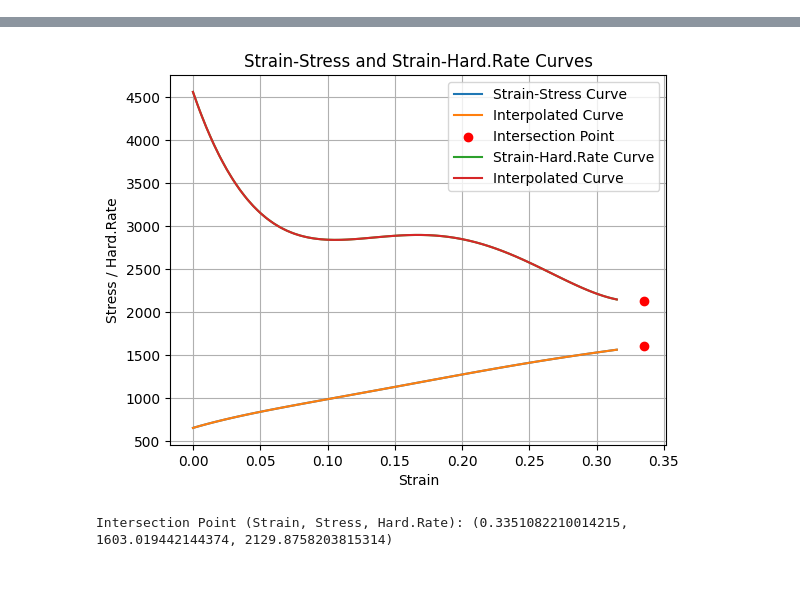
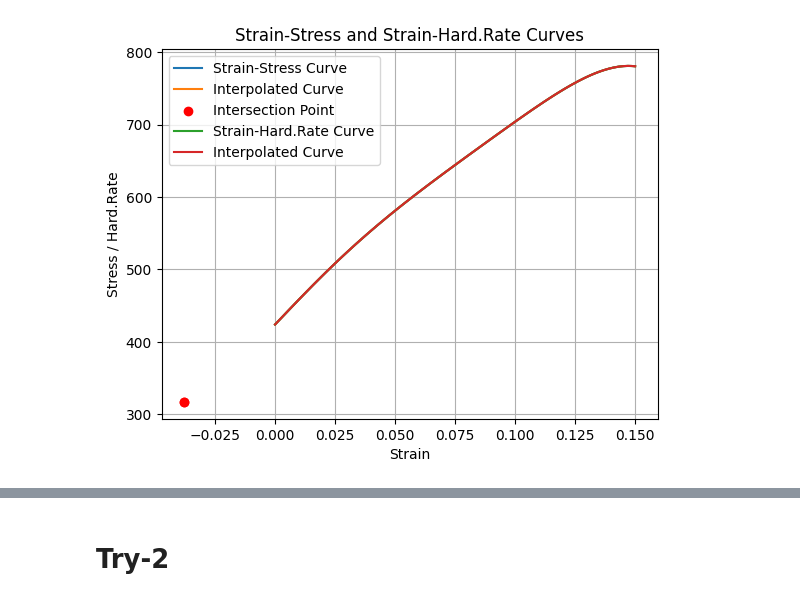
Before and after one commit to Kishan-Kumar-Zalavadia/Material-Science, a Jupyter notebook: code_3.ipynb, the cells around one changed output, grey strips where cells are left out. Drawn from its saved outputs; the diff is of its cells as text; code cells hidden in the pictures.

```diff
--- a/code_3.ipynb
+++ b/code_3.ipynb
@@ -287,11 +287,11 @@ file_path = '/content/Data.xlsx'
 df = pd.read_excel(file_path)
 
 # Extract x and y columns
-x_strain_stress = df['t.strain'].values
-y_strain_stress = df['t.stress'].values
+x_strain_stress = df[x].values
+y_strain_stress = df[y1].values
 
-x_strain_hard_rate = df['t.strain'].values
-y_strain_hard_rate = df['hard.Rate'].values
+x_strain_hard_rate = df[x].values
+y_strain_hard_rate = df[y1].values
 
 # Check for and handle NaN or infinite values for strain-stress curve
 mask_strain_stress = np.isfinite(x_strain_stress) & np.isfinite(y_strain_stress)
@@ -337,30 +337,31 @@ initial_guess = [0, 0]
 intersection_point = fsolve(equations, initial_guess)
 
 # Calculate stress and hard rate at the intersection point
 strain_intersection = intersection_point[0]
 stress_intersection = cubic_equation_strain_stress(strain_intersection)
 hard_rate_intersection = cubic_equation_strain_hard_rate(strain_intersection)
 
 # Plot the strain-stress curve
 plt.plot(x_strain_stress, y_strain_stress, label='Strain-Stress Curve')
 plt.plot(np.linspace(min(x_strain_stress), max(x_strain_stress), 100), spline_interp_strain_stress(np.linspace(min(x_strain_stress), max(x_strain_stress), 100)), label='Interpolated Curve')
 plt.scatter(strain_intersection, stress_intersection, color='red', label='Intersection Point')
 
 # Plot the strain-hard.rate curve
 plt.plot(x_strain_hard_rate, y_strain_hard_rate, label='Strain-Hard.Rate Curve')
 plt.plot(np.linspace(min(x_strain_hard_rate), max(x_strain_hard_rate), 100), spline_interp_strain_hard_rate(np.linspace(min(x_strain_hard_rate), max(x_strain_hard_rate), 100)), label='Interpolated Curve')
 plt.scatter(strain_intersection, hard_rate_intersection, color='red')
 
 # Add labels and legend
 plt.xlabel('Strain')
 plt.ylabel('Stress / Hard.Rate')
 plt.title('Strain-Stress and Strain-Hard.Rate Curves')
 plt.legend()
 
 # Show plot
 plt.grid(True)
 plt.show()
 
 # Print the intersection point
 print("Intersection Point (Strain, Stress, Hard.Rate):", (strain_intersection, stress_intersection, hard_rate_intersection))
 # %% [output]
+[figure, new version]
@@ -368,2 +369,2 @@ print("Intersection Point (Strain, Stress, Hard.Rate):", (strain_intersection, s
-[figure, old version]
-Intersection Point (Strain, Stress, Hard.Rate): (0.3351082210014215, 1603.019442144374, 2129.8758203815314)
+# %% [markdown]
+# Try-2
```
Also changed, not shown: parts of 12 cells of this notebook.
